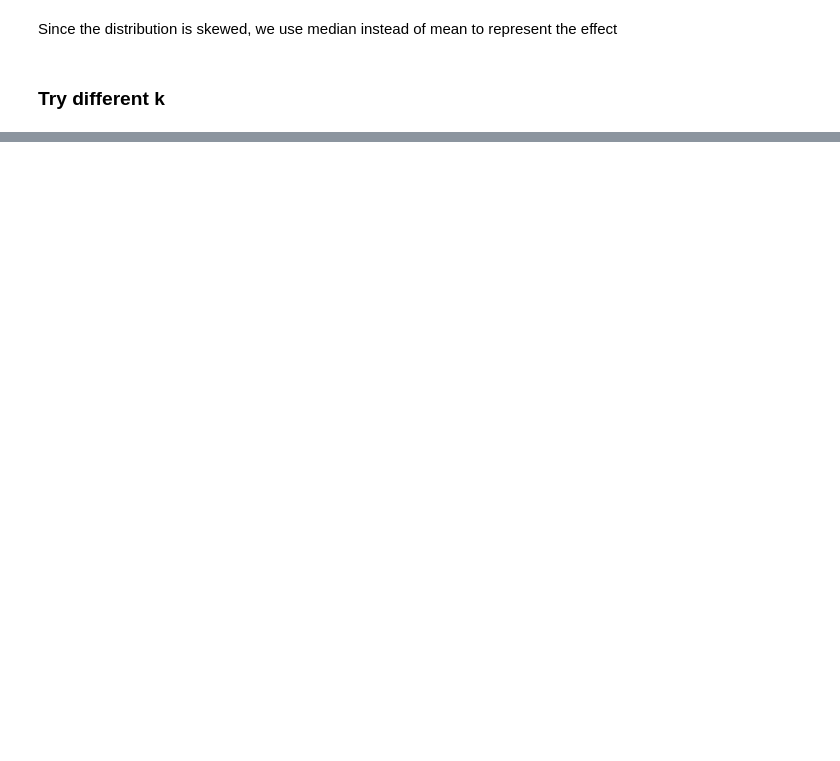
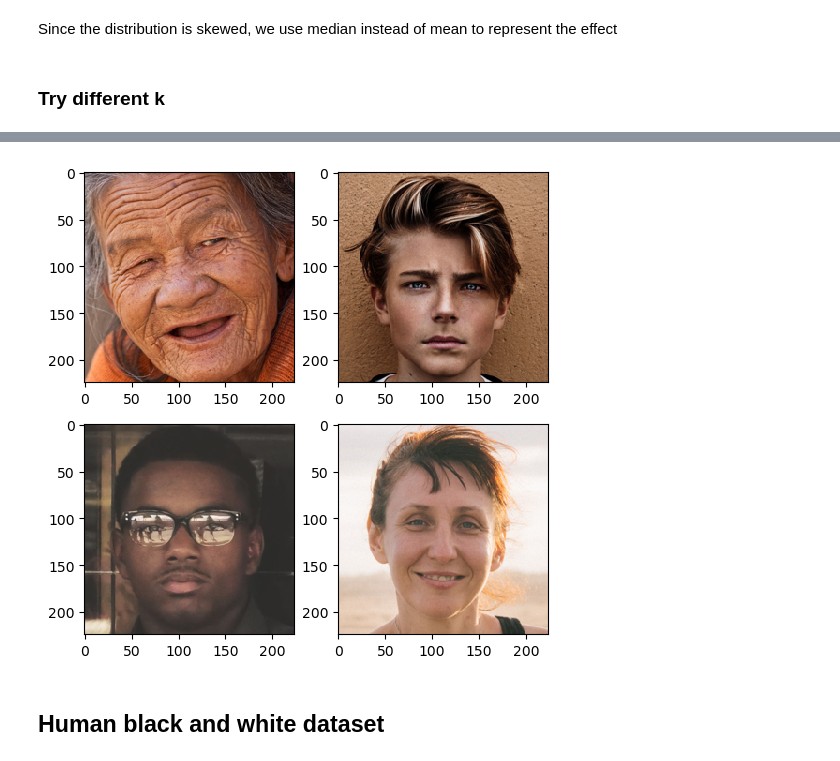
Before and after one commit to krystal2710/image-compression, a Jupyter notebook: paper_code.ipynb, the cells around one changed output, grey strips where cells are left out. Cells and saved outputs as stored; diff of their text form; code cells hidden in the pictures; blank space fills up the shorter version.

```diff
--- a/paper_code.ipynb
+++ b/paper_code.ipynb
@@ -126,0 +180,13 @@ helper.vq_on_diff_k([24,36], data ,img_width = 224, img_height = 224)
+# %%
+k_means = helper.my_k_means(k = 4)
+centers_rep, num_iters_rep, current_mse_rep, clusters_rep = k_means.fit(data)
+representatives = k_means.closest_to_clusters()
+# %%
+_, axs = plt.subplots(2, 2, figsize=(6, 6))
+axs = axs.flatten()
+for img, ax in zip(data[representatives], axs):
+    img = img.reshape(224,224,3)
+    ax.imshow(img)
+plt.show()
+# %% [output]
+[figure, added]
@@ -126,0 +202,2 @@ helper.vq_on_diff_k([24,36], data ,img_width = 224, img_height = 224)
+# %% [markdown]
+## Human black and white dataset
```
Also changed, not shown: parts of 20 cells of this notebook, 4 other files.
